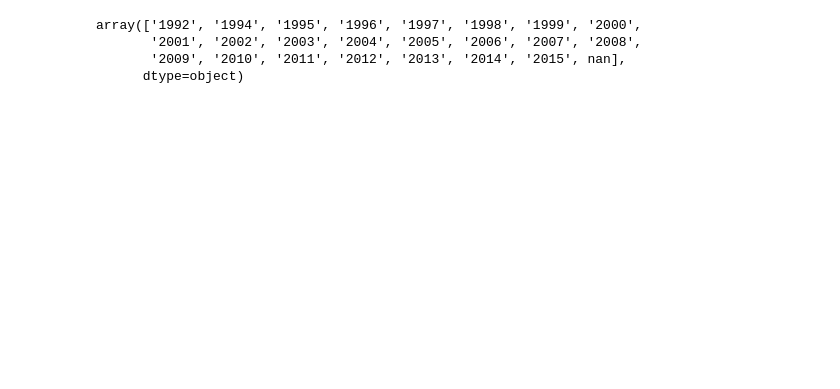
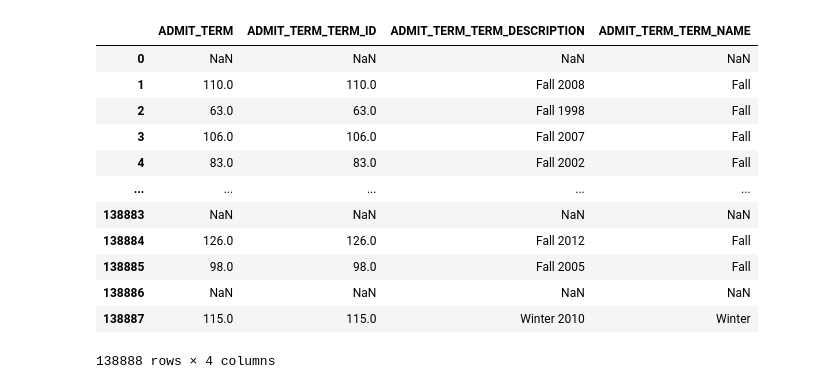
Before and after one commit to MADS-593-Project/Project, a Jupyter notebook: main.ipynb, the cells around one changed output. Saved outputs shown, nothing was run; the diff lists cells and outputs as text; code cells hidden in the pictures; blank space fills up the shorter version.

```diff
--- a/main.ipynb
+++ b/main.ipynb
@@ -41,55 +41,75 @@ merge_course_df = pd.merge(
                     right_on='TERM_ID')
 
 terms_student = ['ADMIT_TERM', 'MAJOR1_TERM', 'MAJOR2_TERM', 'MAJOR3_TERM']
+merge_record_df = df_record.copy()
 for term in terms_student:
+
     merge_record_df = pd.merge(
-                        df_record,
+                        merge_record_df,
                         df_term,
                         how='left',
                         left_on=term,
                         right_on='TERM_ID')
 
+
+
     merge_record_df.rename(columns={'TERM_ID': term + '_' + 'TERM_ID',
                             'TERM_DESCRIPTION': term + '_' + 'TERM_DESCRIPTION',
                             'TERM_NAME': term + '_' + 'TERM_NAME',
                             'TERM_YEAR': term + '_' + 'TERM_YEAR'}, inplace=True)
+
+
+
+
 # df_term
 # df_course
 # df_record
 # merge_course_df
 merge_record_df
 
 
 course_columns = ['ANONID', 'SUBJECT', 'CATALOG_NBR', 'GRD_PTS_PER_UNIT', 'GPAO', 'DIV',
                   'ANON_INSTR_ID', 'TERM', 'TERM_ID', 'TERM_DESCRIPTION', 'TERM_NAME', 'TERM_YEAR']
 
 record_columns = ['MAJOR3_DESCR', 'MAJOR2_DESCR', 'MAJOR1_DESCR', 'HSGPA', 'LAST_ACT_ENGL_SCORE', 'LAST_ACT_MATH_SCORE',
                   'LAST_ACT_READ_SCORE', 'LAST_ACT_SCIRE_SCORE', 'LAST_ACT_COMP_SCORE', 'LAST_SATI_VERB_SCORE',
                   'LAST_SATI_MATH_SCORE', 'LAST_SATI_TOTAL_SCORE', 'SEX', 'STDNT_GROUP1', 'STDNT_GROUP2', 'MAJOR1_DEPT',
                   'MAJOR2_DEPT', 'MAJOR3_DEPT', 'ANONID', 'ADMIT_TERM', 'MAJOR1_TERM', 'MAJOR2_TERM', 'MAJOR3_TERM',
                   'MAJOR3_TERM_TERM_ID', 'MAJOR3_TERM_TERM_DESCRIPTION', 'MAJOR3_TERM_TERM_NAME', 'MAJOR3_TERM_TERM_YEAR']
 
 # merge_course_df.describe()
 # merge_record_df.describe()
 
 
 # https://www.bls.gov/oes/tables.htm
 # https://data.census.gov/table/ACSST1Y2015.S0101
 # https://data.census.gov/table/ACSST1Y2015.S1501?t=Education&g=040XX00US06
-merge_record_df.sort_values(by=['MAJOR3_TERM_TERM_YEAR'], ascending=[True])['MAJOR3_TERM_TERM_YEAR'].unique()
+# merge_record_df.sort_values(by=['MAJOR3_TERM_TERM_YEAR'], ascending=[True])['MAJOR3_TERM_TERM_YEAR'].unique()
 # 1992 - 2015
 
 
 # Occupational data by gender
 # https://www.bls.gov/cps/cps_aa2015.htm
 
 # https://www.axios.com/2020/06/30/half-us-population-unemployed
 # the labor market is only at 50%?
+
+
+merge_record_df[['ADMIT_TERM','ADMIT_TERM_TERM_ID','ADMIT_TERM_TERM_DESCRIPTION','ADMIT_TERM_TERM_NAME']]
 # %% [output]
+|  | ADMIT_TERM | ADMIT_TERM_TERM_ID | ADMIT_TERM_TERM_DESCRIPTION | ADMIT_TERM_TERM_NAME |
+| 0 | NaN | NaN | NaN | NaN |
+| 1 | 110.0 | 110.0 | Fall 2008 | Fall |
+| 2 | 63.0 | 63.0 | Fall 1998 | Fall |
+| 3 | 106.0 | 106.0 | Fall 2007 | Fall |
+| 4 | 83.0 | 83.0 | Fall 2002 | Fall |
+| ... | ... | ... | ... | ... |
+| 138883 | NaN | NaN | NaN | NaN |
+| 138884 | 126.0 | 126.0 | Fall 2012 | Fall |
+| 138885 | 98.0 | 98.0 | Fall 2005 | Fall |
+| 138886 | NaN | NaN | NaN | NaN |
+| 138887 | 115.0 | 115.0 | Winter 2010 | Winter |
-array(['1992', '1994', '1995', '1996', '1997', '1998', '1999', '2000',
-       '2001', '2002', '2003', '2004', '2005', '2006', '2007', '2008',
-       '2009', '2010', '2011', '2012', '2013', '2014', '2015', nan],
-      dtype=object)
+138888 rows × 4 columns
 # %%
 import pandas as pd
 
```
Also changed, not shown: parts of 2 cells of this notebook, 3 other files.
